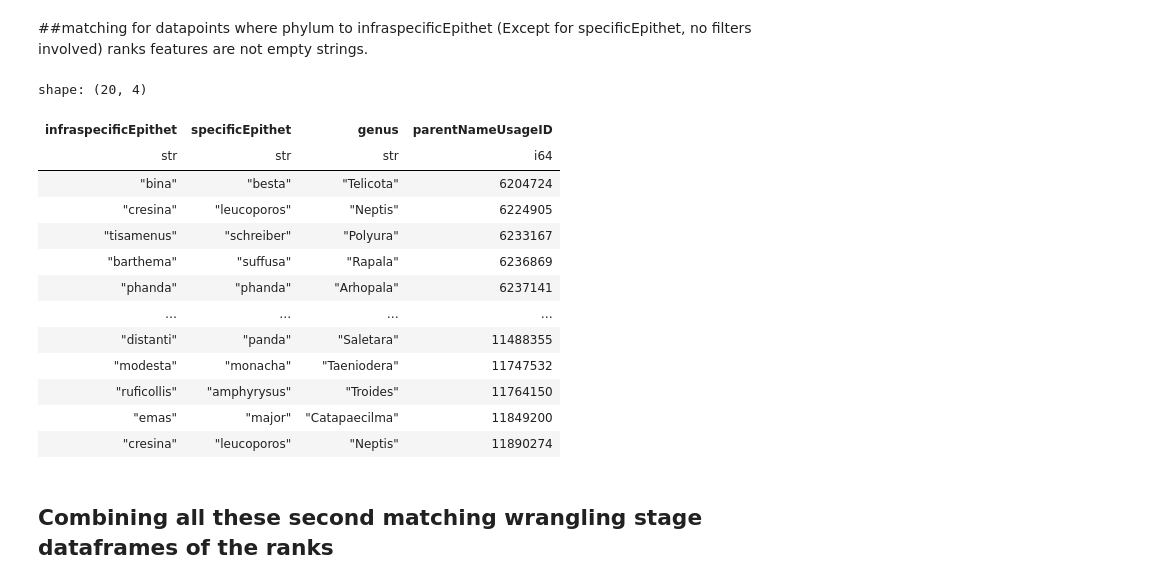
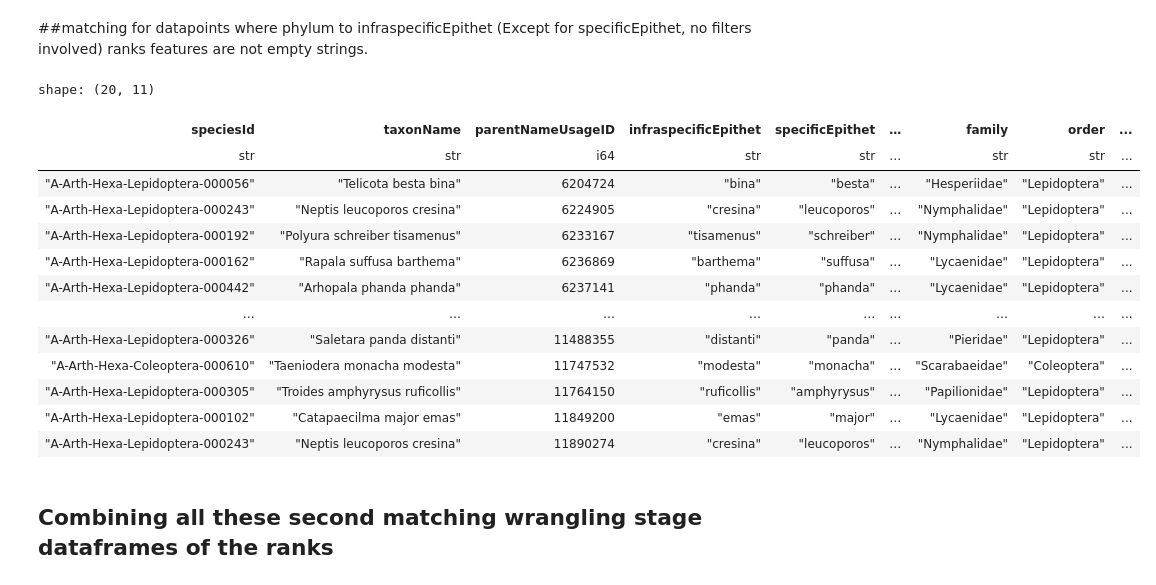
Before and after one commit to roberthobblebottom/lkcnhm_data_wrangling, a Jupyter notebook: __marimo__/bos_gbif_matching_marimo_notebook.ipynb, the cells around one changed output. Saved outputs shown, nothing was run; the diff lists cells and outputs as text; code cells hidden in the pictures.

```diff
--- a/__marimo__/bos_gbif_matching_marimo_notebook.ipynb
+++ b/__marimo__/bos_gbif_matching_marimo_notebook.ipynb
@@ -912,23 +912,23 @@ match_on_infraspecificEpithet = join_and_parentId_insertion(
 )
 # %%
 match_on_infraspecificEpithet.select(
-    "infraspecificEpithet", "specificEpithet", "genus", "parentNameUsageID"
+   ["speciesId", "taxonName", "parentNameUsageID"] + priority_columns
 ).sort("parentNameUsageID")
 # %% [output]
-shape: (20, 4)
+shape: (20, 11)
-| infraspecificEpithet | specificEpithet | genus | parentNameUsageID |
-| str | str | str | i64 |
-| "bina" | "besta" | "Telicota" | 6204724 |
-| "cresina" | "leucoporos" | "Neptis" | 6224905 |
-| "tisamenus" | "schreiber" | "Polyura" | 6233167 |
-| "barthema" | "suffusa" | "Rapala" | 6236869 |
-| "phanda" | "phanda" | "Arhopala" | 6237141 |
-| … | … | … | … |
-| "distanti" | "panda" | "Saletara" | 11488355 |
-| "modesta" | "monacha" | "Taeniodera" | 11747532 |
-| "ruficollis" | "amphyrysus" | "Troides" | 11764150 |
-| "emas" | "major" | "Catapaecilma" | 11849200 |
-| "cresina" | "leucoporos" | "Neptis" | 11890274 |
+| speciesId | taxonName | parentNameUsageID | infraspecificEpithet | specificEpithet | … | family | order | ... |
+| str | str | i64 | str | str | … | str | str | ... |
+| "A-Arth-Hexa-Lepidoptera-000056" | "Telicota besta bina" | 6204724 | "bina" | "besta" | … | "Hesperiidae" | "Lepidoptera" | ... |
+| "A-Arth-Hexa-Lepidoptera-000243" | "Neptis leucoporos cresina" | 6224905 | "cresina" | "leucoporos" | … | "Nymphalidae" | "Lepidoptera" | ... |
+| "A-Arth-Hexa-Lepidoptera-000192" | "Polyura schreiber tisamenus" | 6233167 | "tisamenus" | "schreiber" | … | "Nymphalidae" | "Lepidoptera" | ... |
+| "A-Arth-Hexa-Lepidoptera-000162" | "Rapala suffusa barthema" | 6236869 | "barthema" | "suffusa" | … | "Lycaenidae" | "Lepidoptera" | ... |
+| "A-Arth-Hexa-Lepidoptera-000442" | "Arhopala phanda phanda" | 6237141 | "phanda" | "phanda" | … | "Lycaenidae" | "Lepidoptera" | ... |
+| … | … | … | … | … | … | … | … | ... |
+| "A-Arth-Hexa-Lepidoptera-000326" | "Saletara panda distanti" | 11488355 | "distanti" | "panda" | … | "Pieridae" | "Lepidoptera" | ... |
+| "A-Arth-Hexa-Coleoptera-000610" | "Taeniodera monacha modesta" | 11747532 | "modesta" | "monacha" | … | "Scarabaeidae" | "Coleoptera" | ... |
+| "A-Arth-Hexa-Lepidoptera-000305" | "Troides amphyrysus ruficollis" | 11764150 | "ruficollis" | "amphyrysus" | … | "Papilionidae" | "Lepidoptera" | ... |
+| "A-Arth-Hexa-Lepidoptera-000102" | "Catapaecilma major emas" | 11849200 | "emas" | "major" | … | "Lycaenidae" | "Lepidoptera" | ... |
+| "A-Arth-Hexa-Lepidoptera-000243" | "Neptis leucoporos cresina" | 11890274 | "cresina" | "leucoporos" | … | "Nymphalidae" | "Lepidoptera" | ... |
 # %% [markdown]
 ## Combining all these second matching wrangling stage dataframes of the ranks
 # %%
```
Also changed, not shown: 2 other files.
